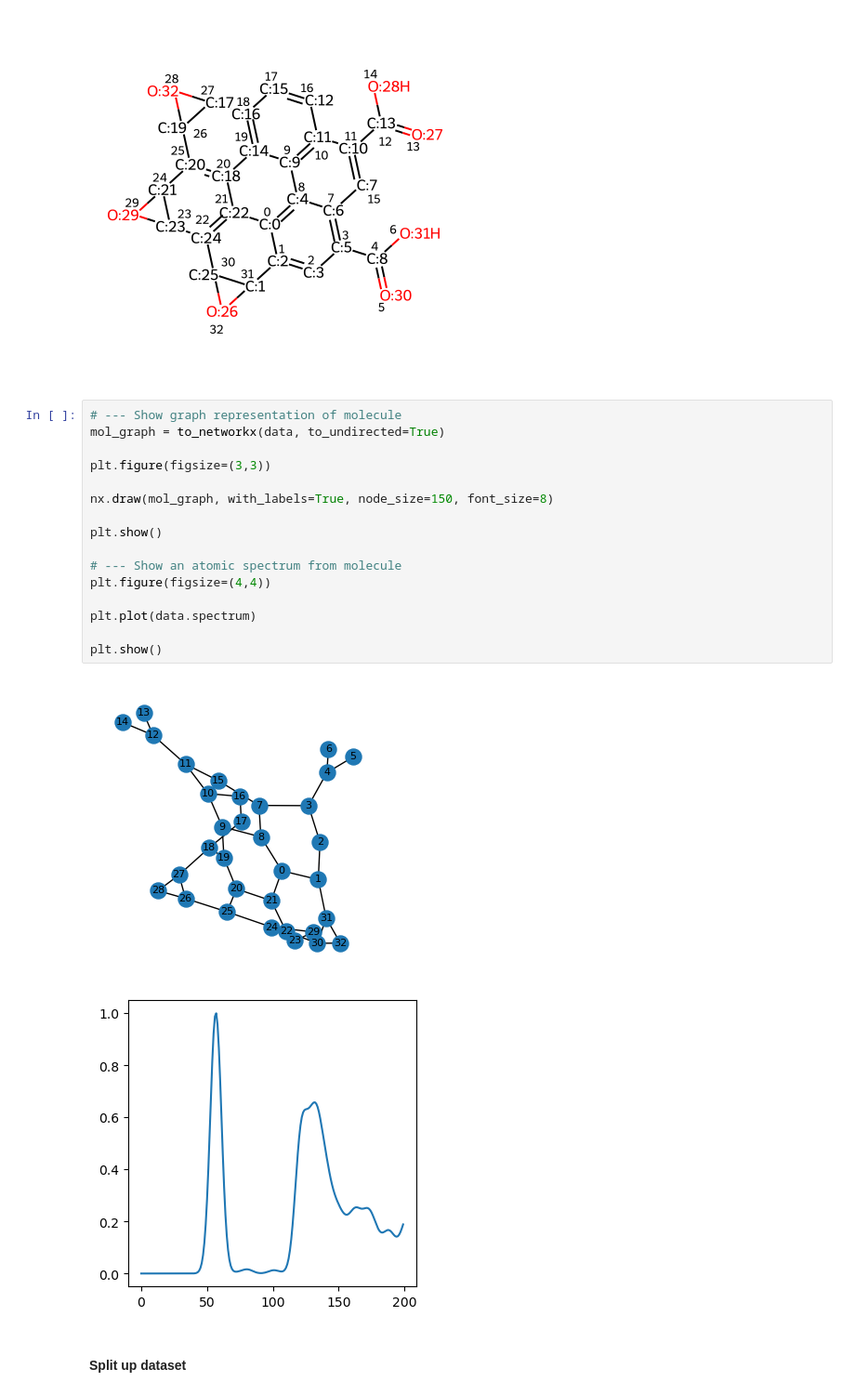
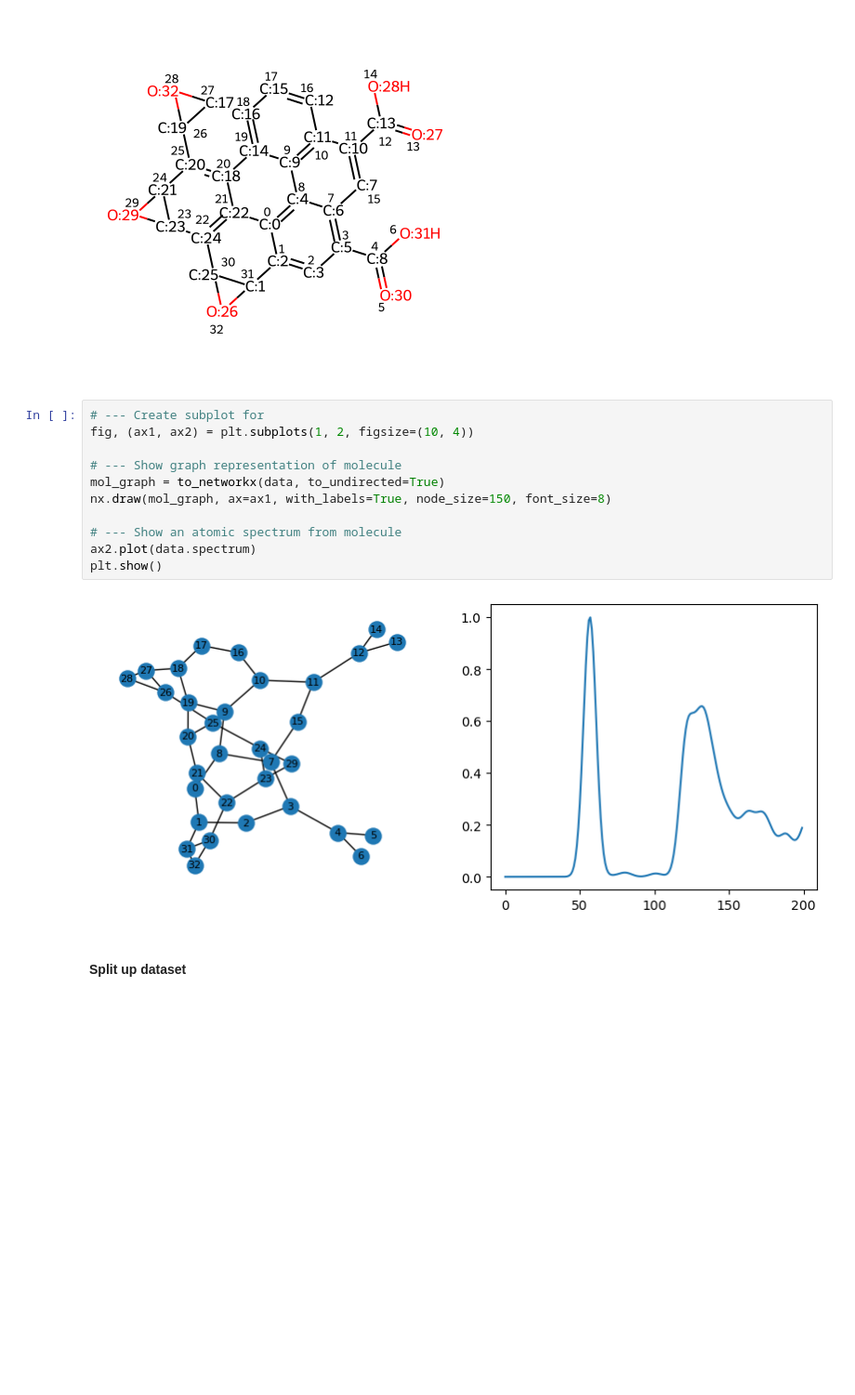
Before and after one commit to sam-j-hall/GO_molecule_GNN, a Jupyter notebook: ML_train_atom.ipynb, the cells around one changed output. Shown at 93% size. Cells and saved outputs as stored; diff of their text form; blank space fills up the shorter version.

```diff
--- a/ML_train_atom.ipynb
+++ b/ML_train_atom.ipynb
@@ -119,24 +119,18 @@ mol
 # %% [output]
 [figure]
 # %%
+# --- Create subplot for
+fig, (ax1, ax2) = plt.subplots(1, 2, figsize=(10, 4))
+
 # --- Show graph representation of molecule
 mol_graph = to_networkx(data, to_undirected=True)
-
-plt.figure(figsize=(3,3))
-
-nx.draw(mol_graph, with_labels=True, node_size=150, font_size=8)
-
-plt.show()
+nx.draw(mol_graph, ax=ax1, with_labels=True, node_size=150, font_size=8)
 
 # --- Show an atomic spectrum from molecule
-plt.figure(figsize=(4,4))
-
-plt.plot(data.spectrum)
-
+ax2.plot(data.spectrum)
 plt.show()
 # %% [output]
-[figure, old version]
+[figure, new version]
-[figure, removed]
 # %% [markdown]
 #### Split up dataset
 # %%
```
Also changed, not shown: parts of 7 cells of this notebook, 6 other files.
